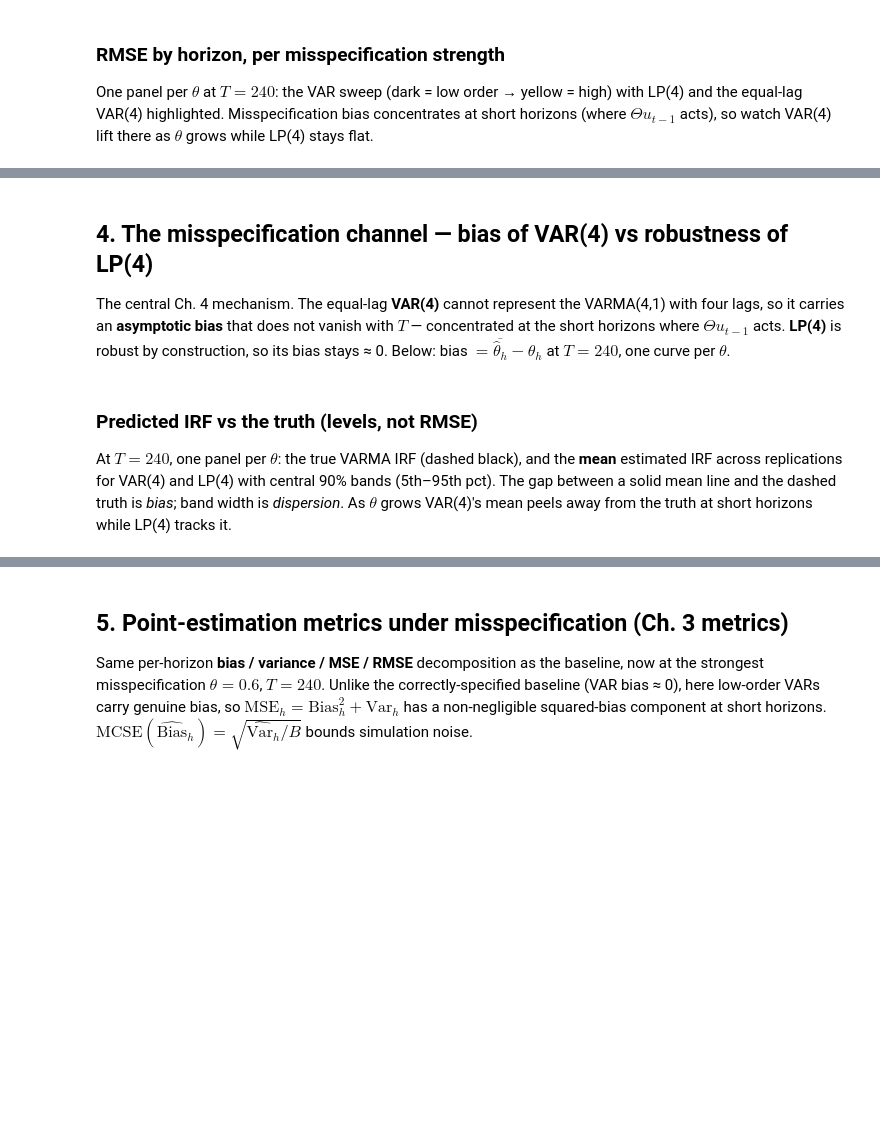
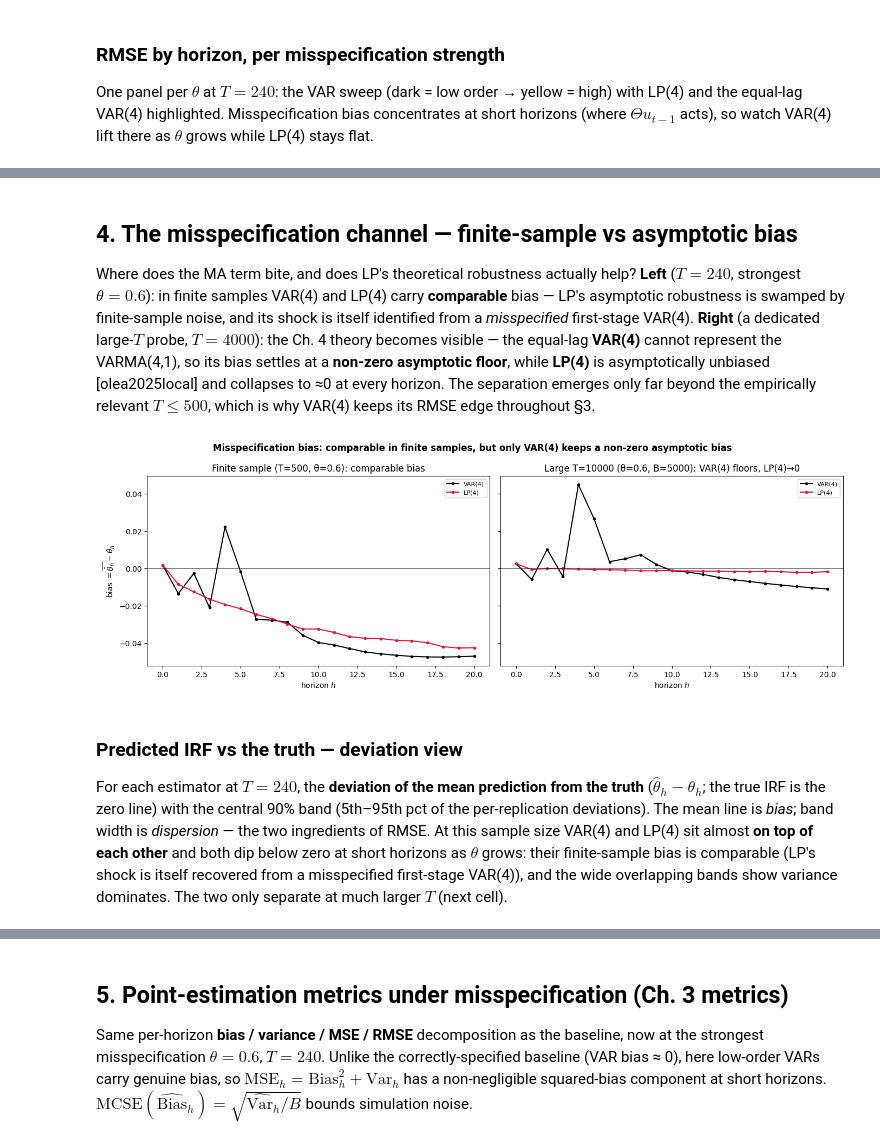
Before and after one commit to Aaron030/Monte_Carlo-LP_vs_VAR, a Jupyter notebook: experiments/Extension_Dynamic_MisSpec.ipynb, the cells around one changed output, grey strips where cells are left out. Cells and saved outputs as stored; diff of their text form; code cells hidden in the pictures; blank space fills up the shorter version.

```diff
--- a/experiments/Extension_Dynamic_MisSpec.ipynb
+++ b/experiments/Extension_Dynamic_MisSpec.ipynb
@@ -129,25 +170,50 @@ fig.tight_layout(); plt.show()
 # %% [markdown]
-## 4. The misspecification channel — bias of VAR(4) vs robustness of LP(4)
+## 4. The misspecification channel — finite-sample vs asymptotic bias
 
-The central Ch. 4 mechanism. The equal-lag **VAR(4)** cannot represent the VARMA(4,1) with four lags, so it carries an **asymptotic bias** that does not vanish with $T$ — concentrated at the short horizons where $\Theta u_{t-1}$ acts. **LP(4)** is robust by construction, so its bias stays ≈ 0. Below: bias $=\overline{\hat\theta_h}-\theta_h$ at $T=240$, one curve per $\theta$.
+Where does the MA term bite, and does LP's theoretical robustness actually help? **Left** ($T=240$, strongest $\theta=0.6$): in finite samples VAR(4) and LP(4) carry **comparable** bias — LP's asymptotic robustness is swamped by finite-sample noise, and its shock is itself identified from a *misspecified* first-stage VAR(4). **Right** (a dedicated large-$T$ probe, $T=4000$): the Ch. 4 theory becomes visible — the equal-lag **VAR(4)** cannot represent the VARMA(4,1), so its bias settles at a **non-zero asymptotic floor**, while **LP(4)** is asymptotically unbiased \[olea2025local\] and collapses to ≈0 at every horizon. The separation emerges only far beyond the empirically relevant $T\le500$, which is why VAR(4) keeps its RMSE edge throughout §3.
 # %%
+from joblib import Parallel, delayed
+
 fig, (a1, a2) = plt.subplots(1, 2, figsize=(14, 4.8), sharey=True)
-for nm, ax in [("VAR(4)", a1), ("LP(4)", a2)]:
-    for th in THETAS:
-        stack = results[(th, T_SHOW)]["irfs"][nm]
-        bias = np.nanmean(stack, axis=0) - truth_byTheta[th]
-        lab = "θ=0" if th == 0 else f"θ={th}"
-        ax.plot(hgrid, bias, "o-", ms=3, color=cth[th], label=lab)
-    ax.axhline(0, color="k", lw=0.5)
-    ax.set_title(nm); ax.set_xlabel("horizon $h$")
-    ax.set_ylabel(r"bias $=\overline{\hat\theta_h}-\theta_h$"); ax.legend(fontsize=8, title="θ")
-fig.suptitle(f"Misspecification bias by horizon — T={T_SHOW}  "
-             f"(VAR(4) biased & growing in θ;  LP(4) ≈ unbiased)", fontweight="bold")
+
+# (left) finite-sample bias by horizon at T_SHOW, θ=0.6: VAR(4) ≈ LP(4)
+for nm, c in [("VAR(4)", "black"), ("LP(4)", "crimson")]:
+    bias = np.nanmean(results[(0.6, T_SHOW)]["irfs"][nm], axis=0) - truth_byTheta[0.6]
+    a1.plot(hgrid, bias, "o-", ms=3, color=c, label=nm)
+a1.axhline(0, color="k", lw=0.5)
+a1.set_title(f"Finite sample (T={T_SHOW}, θ=0.6): comparable bias")
+a1.set_xlabel("horizon $h$"); a1.set_ylabel(r"bias $=\overline{\hat\theta_h}-\theta_h$")
+a1.legend(fontsize=8)
+
+# (right) dedicated large-T probe at θ=0.6: the asymptotic separation (Ch. 4 theory).
+TH_A, T_ASY, N_ASY = 0.6, 10000, 2000            # large T to expose VAR(4)'s asymptotic bias floor
+spec_a, tr_a = DGPS[TH_A], truth_byTheta[TH_A]
+
+
+def _bias_rep(seed):
+    rng = np.random.default_rng(seed)
+    y = simulate_varma(spec_a, T_ASY, rng)
+    with np.errstate(divide="ignore", over="ignore", invalid="ignore"):
+        return estimate_var_irf(y, 4, H), estimate_lp_irf(y, 4, H)
+
+
+seeds = np.random.SeedSequence(42).spawn(N_ASY)
+out = Parallel(n_jobs=-1)(delayed(_bias_rep)(s) for s in seeds)
+for nm, idx, c in [("VAR(4)", 0, "black"), ("LP(4)", 1, "crimson")]:
+    bias = np.nanmean([o[idx] for o in out], axis=0) - tr_a
+    a2.plot(hgrid, bias, "o-", ms=3, color=c, label=nm)
+a2.axhline(0, color="k", lw=0.5)
+a2.set_title(f"Large T={T_ASY} (θ={TH_A}, B={N_ASY}): VAR(4) floors, LP(4)→0")
+a2.set_xlabel("horizon $h$"); a2.legend(fontsize=8)
+fig.suptitle("Misspecification bias: comparable in finite samples, but only VAR(4) keeps a non-zero asymptotic bias",
+             fontweight="bold")
 fig.tight_layout(); plt.show()
+# %% [output]
+[figure, added]
 # %% [markdown]
-### Predicted IRF vs the truth (levels, not RMSE)
+### Predicted IRF vs the truth — deviation view
 
-At $T=240$, one panel per $\theta$: the true VARMA IRF (dashed black), and the **mean** estimated IRF across replications for VAR(4) and LP(4) with central 90% bands (5th–95th pct). The gap between a solid mean line and the dashed truth is *bias*; band width is *dispersion*. As $\theta$ grows VAR(4)'s mean peels away from the truth at short horizons while LP(4) tracks it.
+For each estimator at $T=240$, the **deviation of the mean prediction from the truth** ($\hat\theta_h-\theta_h$; the true IRF is the zero line) with the central 90% band (5th–95th pct of the per-replication deviations). The mean line is *bias*; band width is *dispersion* — the two ingredients of RMSE. At this sample size VAR(4) and LP(4) sit almost **on top of each other** and both dip below zero at short horizons as $\theta$ grows: their finite-sample bias is comparable (LP's shock is itself recovered from a misspecified first-stage VAR(4)), and the wide overlapping bands show variance dominates. The two only separate at much larger $T$ (next cell).
 # %%
 selp = ["VAR(4)", "LP(4)"]
 colp = {"VAR(4)": "black", "LP(4)": "crimson"}
```
Also changed, not shown: parts of 12 cells of this notebook, 3 other files.
